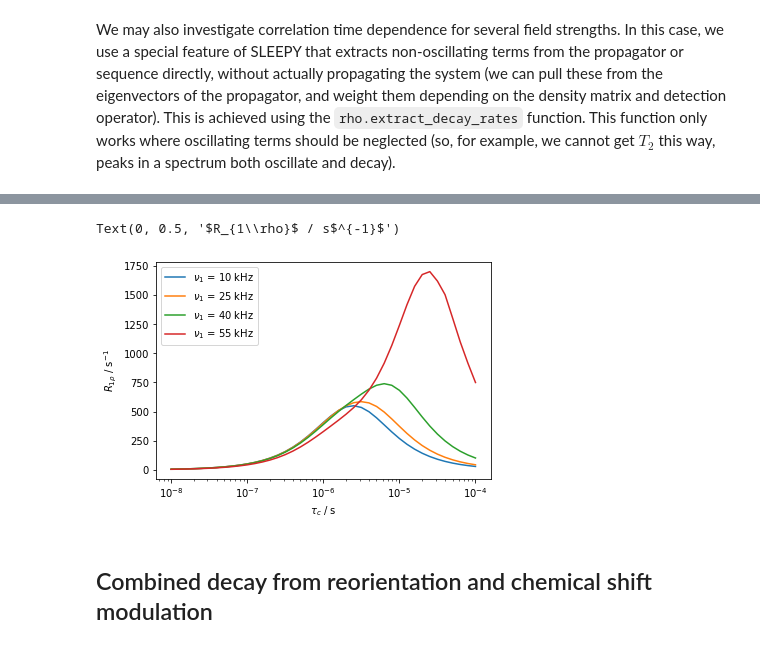
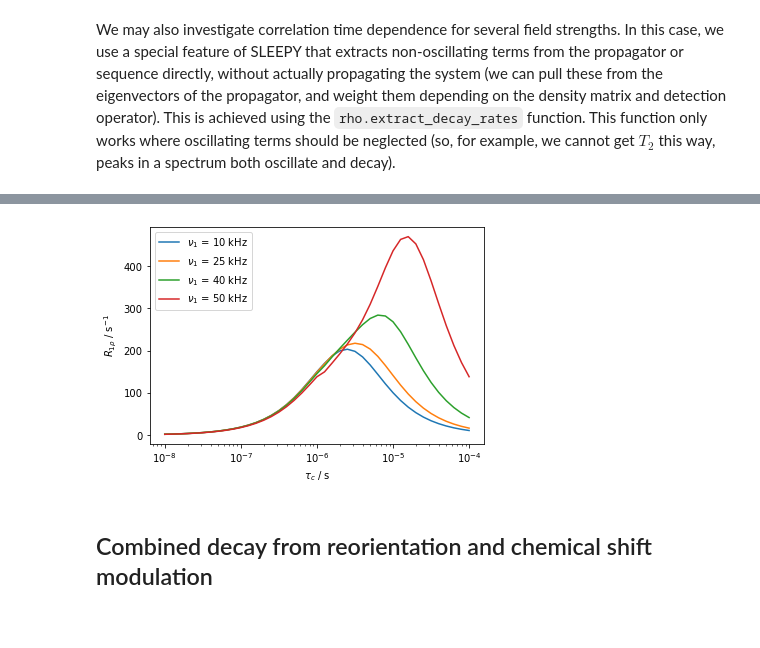
Before and after one commit to alsinmr/SLEEPY_tutorial, a Jupyter notebook: Chapters/Chapter3/Ch3_R1p.ipynb, the cells around one changed output, grey strips where cells are left out. Drawn from its saved outputs; the diff is of its cells as text; code cells hidden in the pictures.

```diff
--- a/Chapters/Chapter3/Ch3_R1p.ipynb
+++ b/Chapters/Chapter3/Ch3_R1p.ipynb
@@ -19,12 +25,12 @@ delta=sl.Tools.dipole_coupling(.102,'1H','15N')
 ex0=sl.ExpSys(v0H=600,Nucs=['15N','1H'],vr=60000,LF=False)
 ex0.set_inter('dipole',i0=0,i1=1,delta=delta)
 # The 15N CSA is oriented about 23 degrees away from the H–N bond
-ex0.set_inter('CSA',i=0,delta=113,euler=[0,23*np.pi/180,0])
+ex0.set_inter('CSA',i=0,delta=113,euler_d=[0,23,0])
 phi=25 #25 degree hop
 ex1=ex0.copy()
-ex1.set_inter('dipole',i0=0,i1=1,delta=delta,euler=[0,phi*np.pi/180,0])
+ex1.set_inter('dipole',i0=0,i1=1,delta=delta,euler_d=[0,phi,0])
 # We want the same hop amplitude on both interactions
-_=ex1.set_inter('CSA',i=0,delta=113,euler=[[0,23*np.pi/180,0],[0,phi*np.pi/180,0]])
+_=ex1.set_inter('CSA',i=0,delta=113,euler_d=[[0,23,0],[0,phi,0]])
 
 L=sl.Liouvillian(ex0,ex1,kex=sl.Tools.twoSite_kex(3e-7))
 
@@ -121,9 +125,11 @@ for rho0 in rho:rho0.plot(ax=ax)
 # %% [markdown]
 We may also investigate correlation time dependence for several field strengths. In this case, we use a special feature of SLEEPY that extracts non-oscillating terms from the propagator or sequence directly, without actually propagating the system (we can pull these from the eigenvectors of the propagator, and weight them depending on the density matrix and detection operator). This is achieved using the `rho.extract_decay_rates` function. This function only works where oscillating terms should be neglected (so, for example, we cannot get $T_2$ this way, peaks in a spectrum both oscillate and decay).
 # %%
+# ~ 10 minutes calculation time (164 simulations with powder average)
+from time import time
 sl.Defaults['verbose']=False
 tc0=np.logspace(-8,-4,41)
-v10=[10e3,25e3,40e3,55e3]
+v10=[10e3,25e3,40e3,50e3]
 R1p={v1:np.zeros(tc0.shape) for v1 in v10}
 rho=sl.Rho('15Nx','15Nx')
 
@@ -144,13 +150,12 @@ log10(tc)=-4.0, 583 seconds elapsed
 # %%
 ax=plt.subplots()[1]
 for v1 in v10:
     ax.semilogx(tc0,R1p[v1],label=fr'$\nu_1$ = {v1/1e3:.0f} kHz')
 ax.legend()
 ax.set_xlabel(r'$\tau_c$ / s')
-ax.set_ylabel(r'$R_{1\rho}$ / s$^{-1}$')
+_=ax.set_ylabel(r'$R_{1\rho}$ / s$^{-1}$')
 # %% [output]
-Text(0, 0.5, '$R_{1\\rho}$ / s$^{-1}$')
-[figure, old version]
+[figure, new version]
 # %% [markdown]
 ## Combined decay from reorientation and chemical shift modulation
 # %% [markdown]
```
Also changed, not shown: parts of 9 cells of this notebook, 25 other files.
